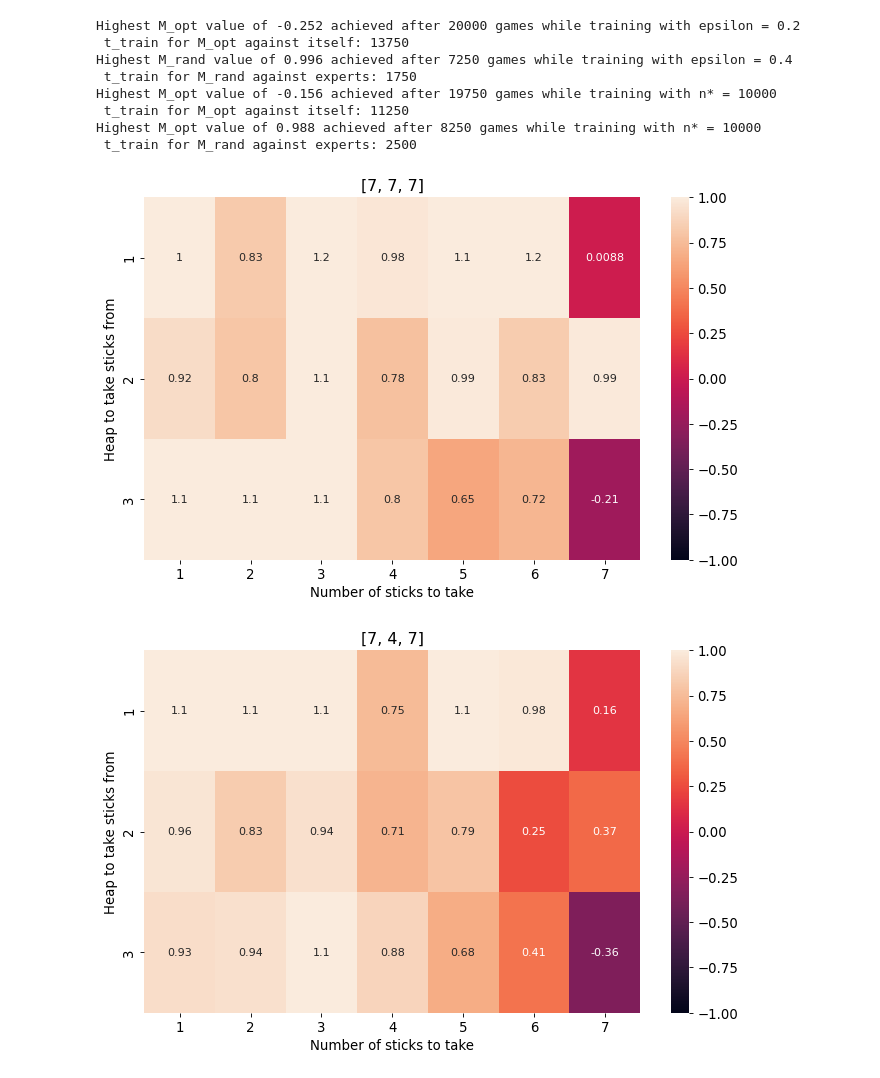
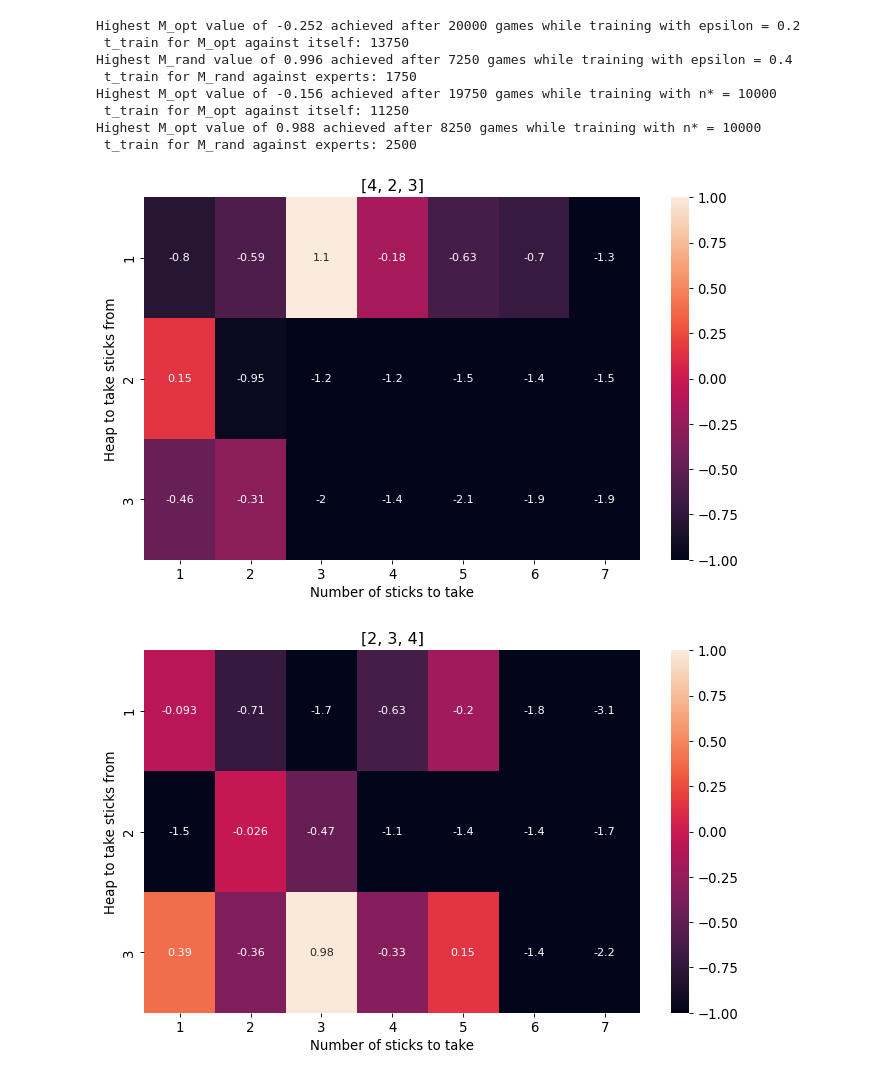
Before and after one commit to bschiehl/MP_nim, a Jupyter notebook: DQN.ipynb, the cells around one changed output. Saved outputs shown, nothing was run; the diff lists cells and outputs as text; code cells hidden in the pictures.

Commit message:
Updated DQN heatmaps

```diff
--- a/DQN.ipynb
+++ b/DQN.ipynb
@@ -71,7 +71,7 @@ def heaps_to_bits(heaps):
 #Copy pasted so that we remember to create same methods
 class NimDQNlearningAgent:
     #Q learning agent for Nim with epsilon-greedy policy
-    def __init__(self, alpha=0.1, gamma=0.99, epsilon=0.1, player=0, buffer_size=10000, batch_size=64, target_network=None, policy_network=None, ReplayBuffer=None, useBuffer=True):
+    def __init__(self, alpha=0.1, gamma=0.99, epsilon=0.1, player=0, buffer_size=10000, batch_size=64, target_network=None, policy_network=None, ReplayBuffer=None, useBuffer=True, learningRate=0.0005):
         self.epsilon = epsilon
         self.alpha = alpha
         self.gamma = gamma
@@ -100,7 +100,7 @@ class NimDQNlearningAgent:
             self.target_network = DQN()
             self.target_network.load_state_dict(self.policy_network.state_dict())
 
-        self.optimizer = torch.optim.Adam(self.policy_network.parameters(), lr=0.0005)
+        self.optimizer = torch.optim.Adam(self.policy_network.parameters(), lr=learningRate)
 
     def copy(self):
         return NimDQNlearningAgent(alpha=self.alpha, gamma=self.gamma, epsilon=self.epsilon, player=self.player, buffer_size=self.buffer_size, batch_size=self.batch_size, target_network=self.target_network, policy_network=self.policy_network, ReplayBuffer=self.buffer, useBuffer=self.useBuffer)
@@ -191,7 +191,7 @@ class NimDQNlearningAgent:
 def get_epsilonN(gameNumber, exploreGames, epsilonMin=0.1, epsilonMax=0.8):
     return max(epsilonMin, epsilonMax * (1 - gameNumber/exploreGames))
 
-def playGames(env, player1, player2, decreaseExploration, exploGames=None, numGames=20000, update_cycle=500):
+def playGames(env, player1, player2, decreaseExploration, exploGames=None, numGames=20000, update_cycle=500, computeStats=True):
     reward_sum = 0
     loss_sum = 0.0
     loss_count = 0
@@ -244,7 +244,7 @@ def playGames(env, player1, player2, decreaseExploration, exploGames=None, numGa
                         loss_count += 1
                 if reward > 0:
                     games_won += 1
-                if ( (i+1) % 250 == 0):
+                if ( (i+1) % 250 == 0) and computeStats:
                     #compute statistics
                     avg_rewards.append(reward_sum / 250)
                     avg_train_loss.append(loss_sum / loss_count)
@@ -268,7 +268,7 @@ def playGames(env, player1, player2, decreaseExploration, exploGames=None, numGa
     print(f"Winrate: {games_won/numGames}")
     return avg_rewards, avg_train_loss, M_opts, M_rands
 
-def playGamesAgainstItself(env, player1, decreaseExploration, exploGames=None, numGames=20000, update_cycle=500):
+def playGamesAgainstItself(env, player1, decreaseExploration, exploGames=None, numGames=20000, update_cycle=500, computeStats=True):
     M_opts = []
     M_rands = []
     for i in range(numGames):
@@ -319,7 +319,7 @@ def playGamesAgainstItself(env, player1, decreaseExploration, exploGames=None, n
                     player1.update(lastActionState1, lastAction1, newHeaps, -1)
                     if lastActionState2 is not None:
                         player1.update(lastActionState2, lastAction2, newHeaps, 1)
-                if ( (i+1) % 250 == 0):
+                if ( (i+1) % 250 == 0) and computeStats:
                     M_opt = calc_M(player1, 0)
                     M_rand = calc_M(player1, 1)
                     M_opts.append(M_opt)
@@ -752,22 +765,8 @@ Highest M_opt value of 0.988 achieved after 8250 games while training with n* =
 # %%
-# Question 19
-player_DQN = NimDQNlearningAgent()
-M_opts, M_rands = playGamesAgainstItself(env, player_DQN, decreaseExploration=True, exploGames=10000, numGames=20000)
-
-def print_heat_map(heaps, player):
-    state = torch.tensor(heaps_to_bits(heaps)).float()
-    Q = player.policy_network(state).view(3,7).detach().numpy()
-    plt.figure(figsize=(10, 6), dpi=80)
-    ax = sns.heatmap(Q, vmin=-1, vmax=1, annot=True, xticklabels=range(1,8), yticklabels=[1,2,3])
-    ax.set(xlabel="Number of sticks to take", ylabel="Heap to take sticks from")
-    plt.title(heaps)
-    plt.show()
-
-#Start of the game
-print_heat_map([7,7,7], player_DQN)
-print_heat_map([7,4,7], player_DQN)
-print_heat_map([0,4,3], player_DQN)
+print_heat_map([4,2,3], player_DQN)
+print_heat_map([2,3,4], player_DQN)
+print_heat_map([1,0,5], player_DQN)
 print_heat_map([0,2,0], player_DQN)
 # %% [output]
-[figure, old version]
+[figure, new version]
-[figure, old version]
+[figure, new version]
```
Also changed, not shown: parts of 2 cells of this notebook, 7 other files.
